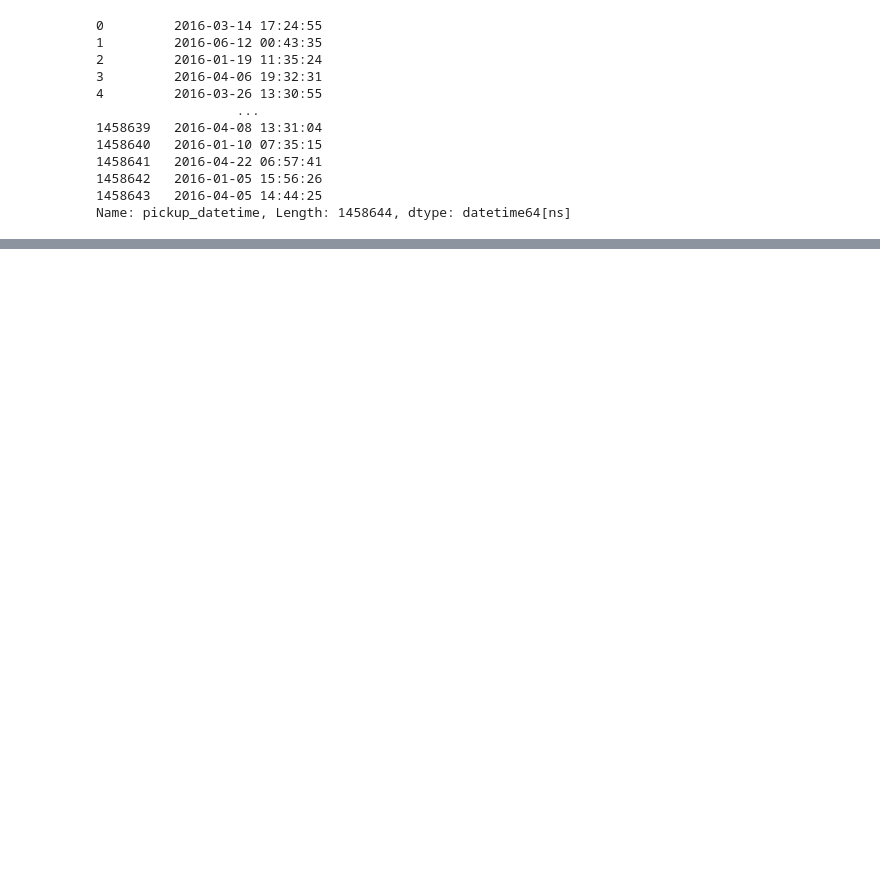
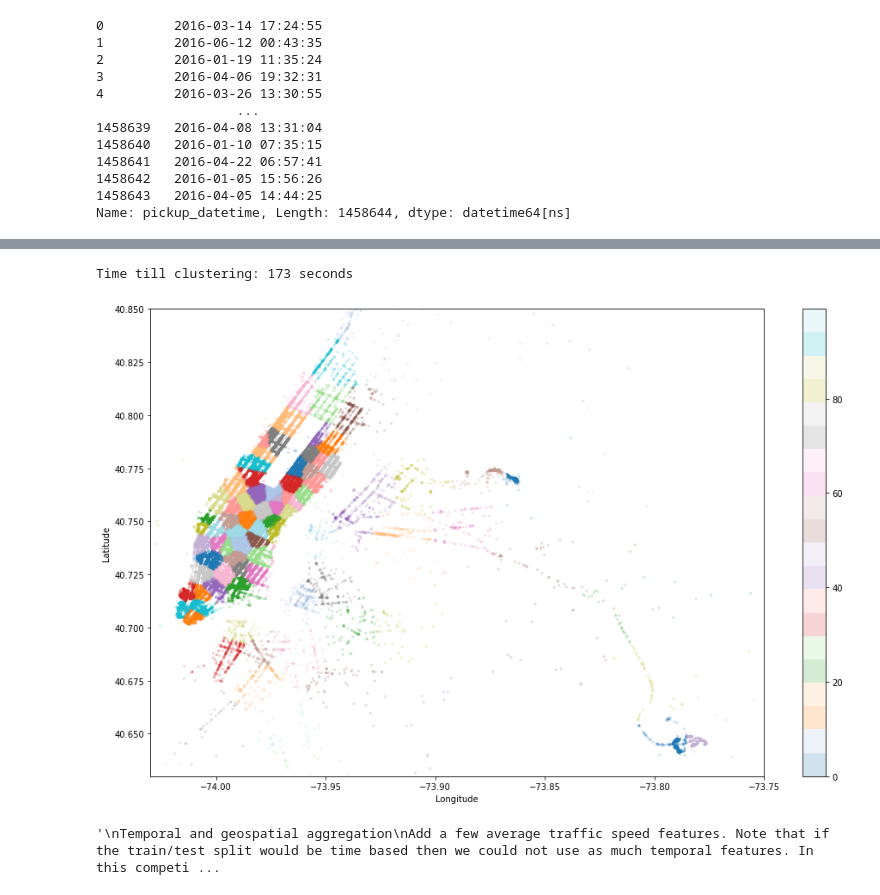
Before and after one commit to citizenofathens/Kaggle, a Jupyter notebook: newyorkCitytaxiStudy.ipynb, the cells around one changed output, grey strips where cells are left out. Drawn from its saved outputs; the diff is of its cells as text; code cells hidden in the pictures; blank space fills up the shorter version.

```diff
--- a/newyorkCitytaxiStudy.ipynb
+++ b/newyorkCitytaxiStudy.ipynb
@@ -513,0 +694,36 @@ test.loc[:, 'pickup_week_hour'] = test['pickup_weekday'] * 24 + test['pickup_hou
+# %%
+sample_ind = np.random.permutation(len(coords))[:500000]
+kmeans = MiniBatchKMeans(n_clusters=100, batch_size=10000).fit(coords[sample_ind])
+
+# kmeans 알고리즘을 통해 특정 위도경도의 클러스터를 예측하는데
+# %%
+train.loc[:, 'pickup_cluster'] = kmeans.predict(train[['pickup_latitude', 'pickup_longitude']])
+train.loc[:, 'dropoff_cluster'] = kmeans.predict(train[['dropoff_latitude', 'dropoff_longitude']])
+test.loc[:, 'pickup_cluster'] = kmeans.predict(test[['pickup_latitude', 'pickup_longitude']])
+test.loc[:, 'dropoff_cluster'] = kmeans.predict(test[['dropoff_latitude', 'dropoff_longitude']])
+t1 = dt.datetime.now()
+print('Time till clustering: %i seconds' % (t1 - t0).seconds)
+# %% [output]
+Time till clustering: 173 seconds
+# %%
+#  cluster 가 너무 다양한것아닌가 클러스터 넣을 때 피쳐를 잘 설정해서 trainning 잘 하기
+
+fig, ax = plt.subplots(ncols=1, nrows=1)
+plot3 = ax.scatter(train.pickup_longitude.values[:N], train.pickup_latitude.values[:N], s=10, lw=0,
+           c=train.pickup_cluster[:N].values, cmap='tab20', alpha=0.2)
+plt.colorbar(plot3,ax=ax )
+ax.set_xlim(city_long_border)
+ax.set_ylim(city_lat_border)
+ax.set_xlabel('Longitude')
+ax.set_ylabel('Latitude')
+plt.show()
+# %% [output]
+[figure, added]
+# %%
+"""
+시간 집계와 공간 집계
+Temporal and geospatial aggregation
+Add a few average traffic speed features. Note that if the train/test split would be time based then we could not use as much temporal features. In this competition we do not need to predict the future.
+"""
+# %% [output]
+'\nTemporal and geospatial aggregation\nAdd a few average traffic speed features. Note that if the train/test split would be time based then we could not use as much temporal features. In this competi ...
```
Also changed, not shown: parts of 40 cells of this notebook.
